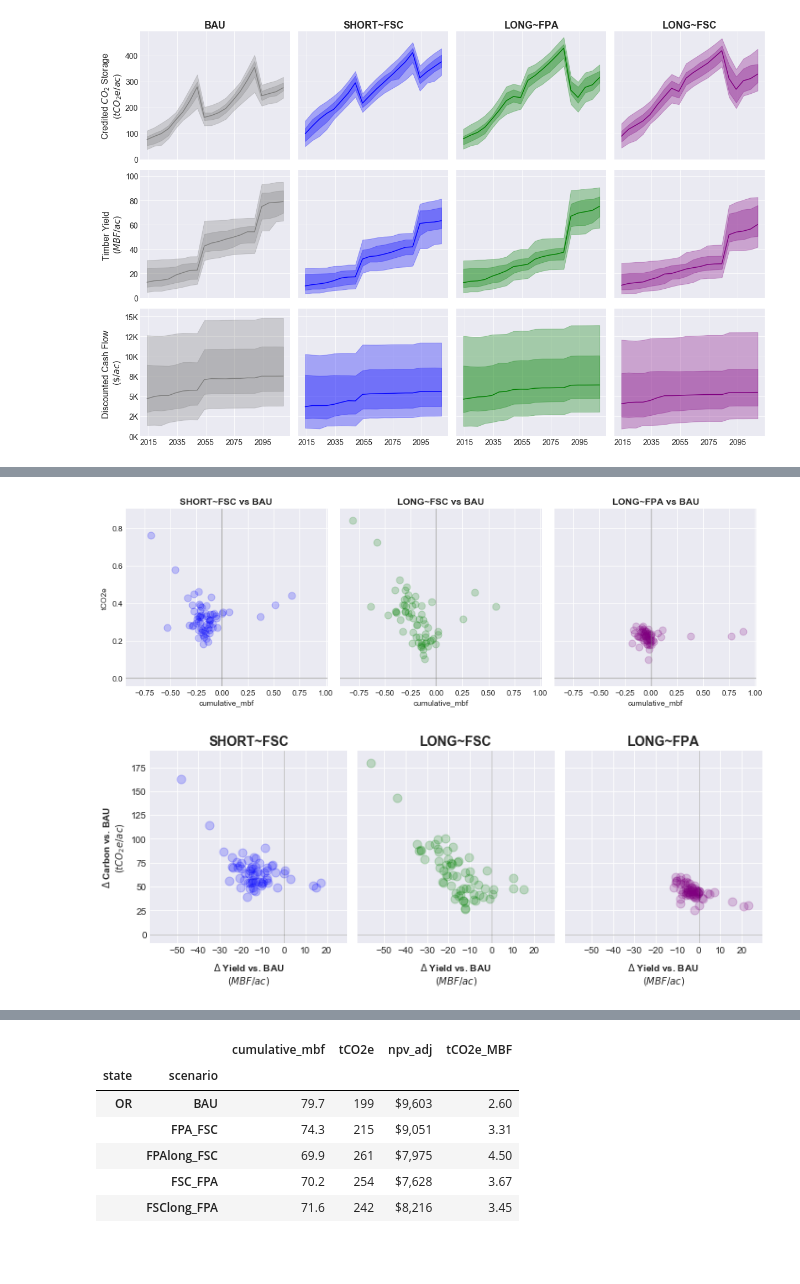
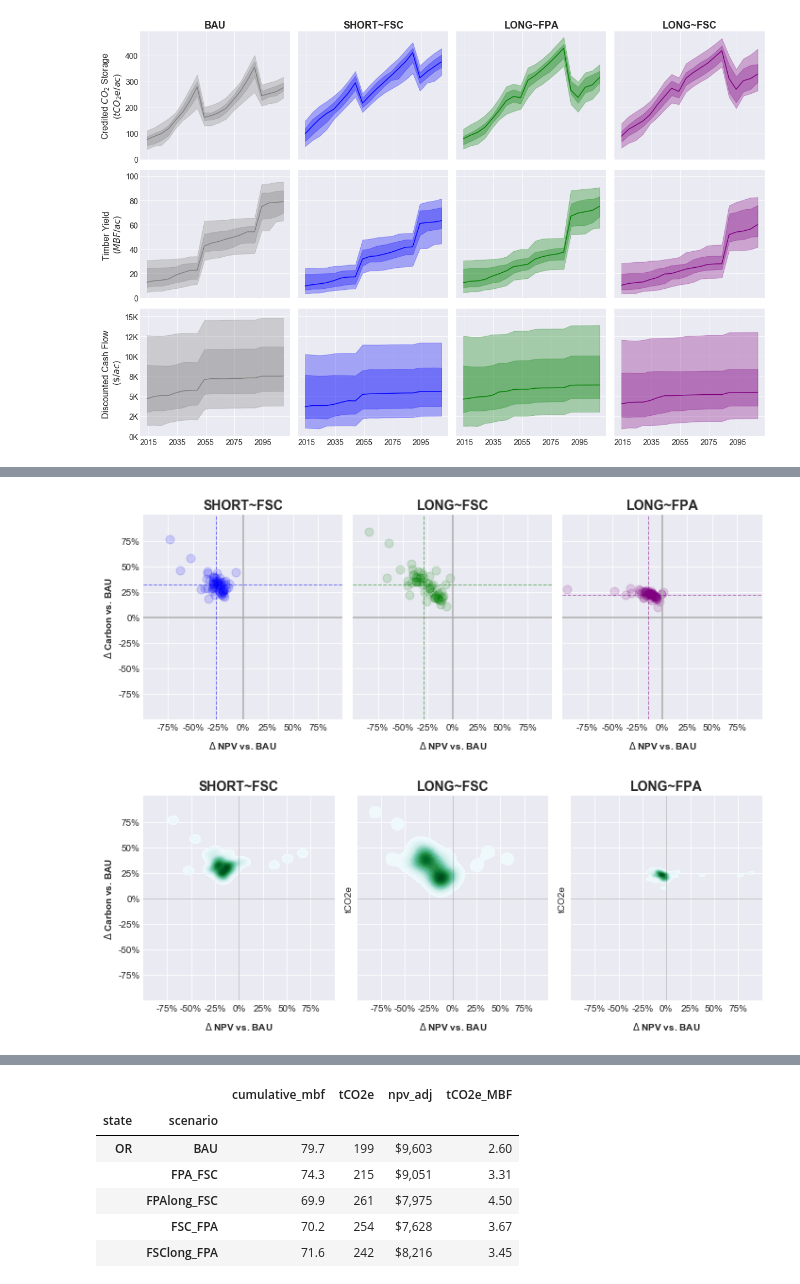
Before and after one commit to Ecotrust/FSC_Case_Studies, a Jupyter notebook: FSC Case Study Visualization.ipynb, the cells around one changed output, grey strips where cells are left out. Drawn from its saved outputs; the diff is of its cells as text; code cells hidden in the pictures; blank space fills up the shorter version.

Commit message:
Updated visualizations for article, switched to using CSVs instead of PostgreSQL database for data input

```diff
--- a/FSC Case Study Visualization.ipynb
+++ b/FSC Case Study Visualization.ipynb
@@ -25,0 +11,2 @@ conn.close()
+# %%
+stands = pd.read_csv('./Data/stands.csv')
@@ -26,3 +33,6 @@ conn.close()
+# %%
+parcel_cols = ['parcelid', 'acres', 'baucore', 'fsccore', 'nonrip_fsc', 'nonrip_bau', 'state']
+parcels = stands[parcel_cols].groupby(by=['state', 'parcelid']).sum().reset_index()
 # %%
 parcels.info()
 # %% [output]
@@ -52,8 +74,8 @@ parcels['rip_fsc'] = parcels.acres - parcels.nonrip_fsc
 parcels['rip_bau'] = parcels.acres - parcels.nonrip_bau
 parcels['pctrip_fsc'] = parcels.rip_fsc / parcels.acres
 parcels['pctrip_bau'] = parcels.rip_bau / parcels.acres
-parcels['pctcore_fsc'] = parcels.core_fsc / parcels.acres
-parcels['pctcore_bau'] = parcels.core_bau / parcels.acres
+parcels['pctcore_fsc'] = parcels.fsccore / parcels.acres
+parcels['pctcore_bau'] = parcels.baucore / parcels.acres
 # %%
 fig, axs = plt.subplots(1,2, figsize=(12,6), sharex=True, sharey=True)
 parcels.loc[parcels.state == 'OR'].plot.scatter(x='pctcore_bau', y='pctcore_fsc', s=100, alpha=0.5,
@@ -100,3 +108,5 @@ conn.close()
+# %%
+data = pd.read_csv('./Data/rxall.csv')
 # %%
 # join with the parcel table to get the state for each parcel
 data = pd.merge(left=data, right=parcels[['parcelid', 'state']], left_on='parcel', right_on='parcelid').drop('parcelid', axis=1)
@@ -355,38 +443,57 @@ short_fsc_pct = (all_rx.xs('SHORT~FSC') - all_rx.xs('BAU'))/all_rx.xs('BAU')
 # %%
-fig, axs = plt.subplots(1,3, figsize=(12,4), sharey=True, sharex=True)
+fig, axs = plt.subplots(1,3, figsize=(10,4), sharey=True, sharex=True)
 scenarios = [short_fsc_pct, long_fsc_pct, long_fpa_pct]
-titles = ['SHORT~FSC vs BAU', 'LONG~FSC vs BAU', 'LONG~FPA vs BAU']
+titles = ['SHORT~FSC', 'LONG~FSC', 'LONG~FPA']
 colors = ['blue', 'green', 'purple']
 for i in range(3):
-    scenarios[i].plot.scatter(x='cumulative_mbf', y='tCO2e',
-                              ax=axs[i], color=colors[i], alpha=0.2, s=80)
-    axs[i].axhline(y=0, color='grey', alpha=0.5)
-    axs[i].axvline(x=0, color='grey', alpha=0.5)
-    axs[i].set_title(titles[i], weight='bold')
-plt.tight_layout();
+    axs[i].axvline(x=0, color='darkgray', lw=1.5)
+    axs[i].axhline(y=0, color='darkgray', lw=1.5)
+    scenarios[i].plot.scatter(x='npv_adj', y='tCO2e',
+                              ax=axs[i], color=colors[i], alpha=0.15, s=80)
+
+    # add some lines to indicate mean values
+    axs[i].axvline(x=scenarios[i].npv_adj.mean(), color=colors[i], lw=1, ls='--', alpha=0.5)
+    axs[i].axhline(y=scenarios[i].tCO2e.mean(), color=colors[i], lw=1, ls='--', alpha=0.5)
+
+    axs[i].set_xlabel('$\Delta$ NPV vs. BAU', weight='bold', labelpad=8)
+    axs[i].xaxis.set_major_formatter(FuncFormatter('{0:.0%}'.format))
+    axs[i].set_title(titles[i], fontsize=14, weight='bold')
+
+axs[0].yaxis.set_major_formatter(FuncFormatter('{0:.0%}'.format))
+
+axs[0].set_ylim(-1,1)
+axs[0].set_xticks(np.linspace(-0.75,0.75,7))
+axs[0].set_yticks(np.linspace(-0.75,0.75,7))
+axs[0].set_xlim(-1,1)
+
+axs[0].set_ylabel('$\Delta$ Carbon vs. BAU', weight='bold')
+plt.tight_layout()
+plt.savefig('./images/scenario_scatter_carboncash_percent.png');
 # %% [output]
-[figure, old version]
+[figure, new version]
 # %%
 fig, axs = plt.subplots(1,3, figsize=(10,4), sharey=True, sharex=True)
-scenarios = [short_fsc, long_fsc, long_fpa]
+scenarios = [short_fsc_pct, long_fsc_pct, long_fpa_pct]
+titles = ['SHORT~FSC', 'LONG~FSC', 'LONG~FPA']
 colors = ['blue', 'green', 'purple']
-titles = ['SHORT~FSC', 'LONG~FSC', 'LONG~FPA']
 for i in range(3):
     axs[i].axvline(x=0, color='black', lw=1, alpha=0.2)
     axs[i].axhline(y=0, color='black', lw=1, alpha=0.2)
-    scenarios[i].plot.scatter(x='cumulative_mbf', y='tCO2e',
-                              ax=axs[i], color=colors[i], alpha=0.2, s=80)
-
-    axs[i].set_xlabel('''$\Delta$ Yield vs. BAU
-$(MBF/ac)$''', weight='bold', labelpad=8)
+    axs[i] = sns.kdeplot(data=scenarios[i].cumulative_mbf, data2=scenarios[i].tCO2e,
+                         shade=True, ax=axs[i], shade_lowest=False, n_levels=30)
+    axs[i].set_xlabel('$\Delta$ NPV vs. BAU', weight='bold', labelpad=8)
+    axs[i].xaxis.set_major_formatter(FuncFormatter('{0:.0%}'.format))
     axs[i].set_title(titles[i], fontsize=14, weight='bold')
 
-#axs[0].set_ylim(-5,200)
-axs[0].set_xticks(range(-50,25, 10))
-axs[0].set_ylabel('''$\Delta$ Carbon vs. BAU
-$(tCO_2e/ac)$''', weight='bold')
+axs[0].yaxis.set_major_formatter(FuncFormatter('{0:.0%}'.format))
 
+axs[0].set_ylim(-1,1)
+axs[0].set_xticks(np.linspace(-0.75,0.75,7))
+axs[0].set_yticks(np.linspace(-0.75,0.75,7))
+axs[0].set_xlim(-1,1)
+
+axs[0].set_ylabel('$\Delta$ Carbon vs. BAU', weight='bold')
 plt.tight_layout()
-plt.savefig('scenario_scatter_carbontimber.png');
+plt.savefig('./images/scenario_scatter_carboncash_percent_kde.png');
 # %% [output]
-[figure, old version]
+[figure, new version]
```
Also changed, not shown: parts of 26 cells of this notebook.
